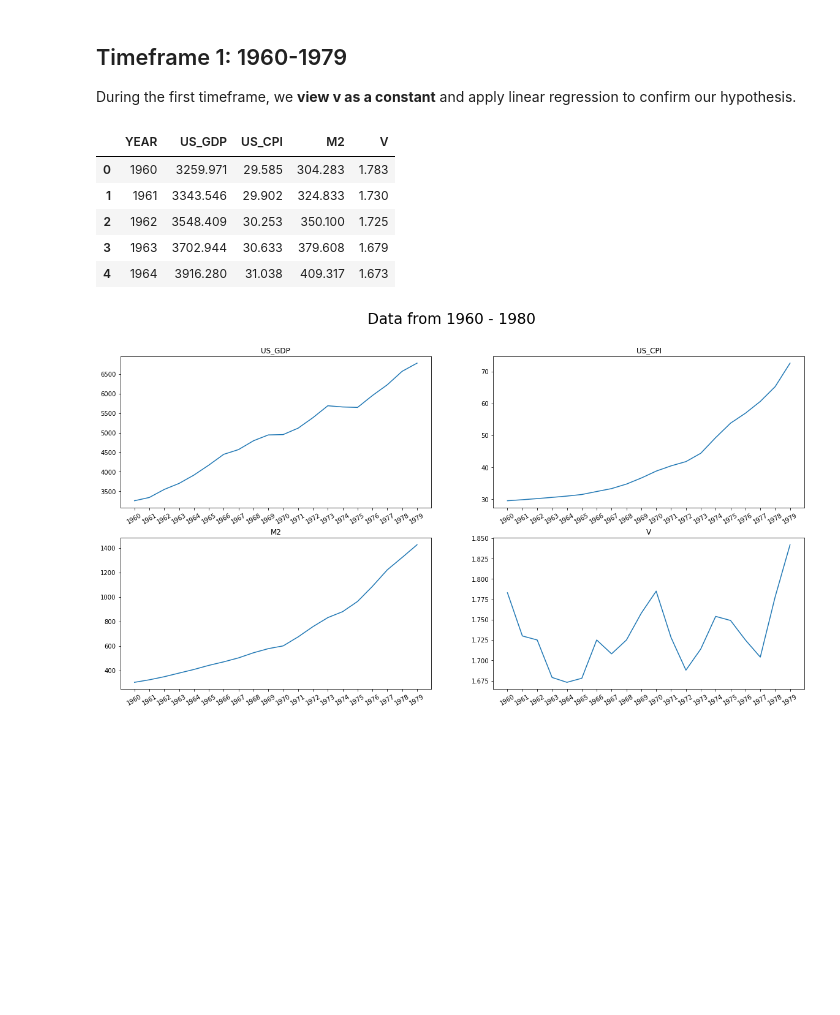
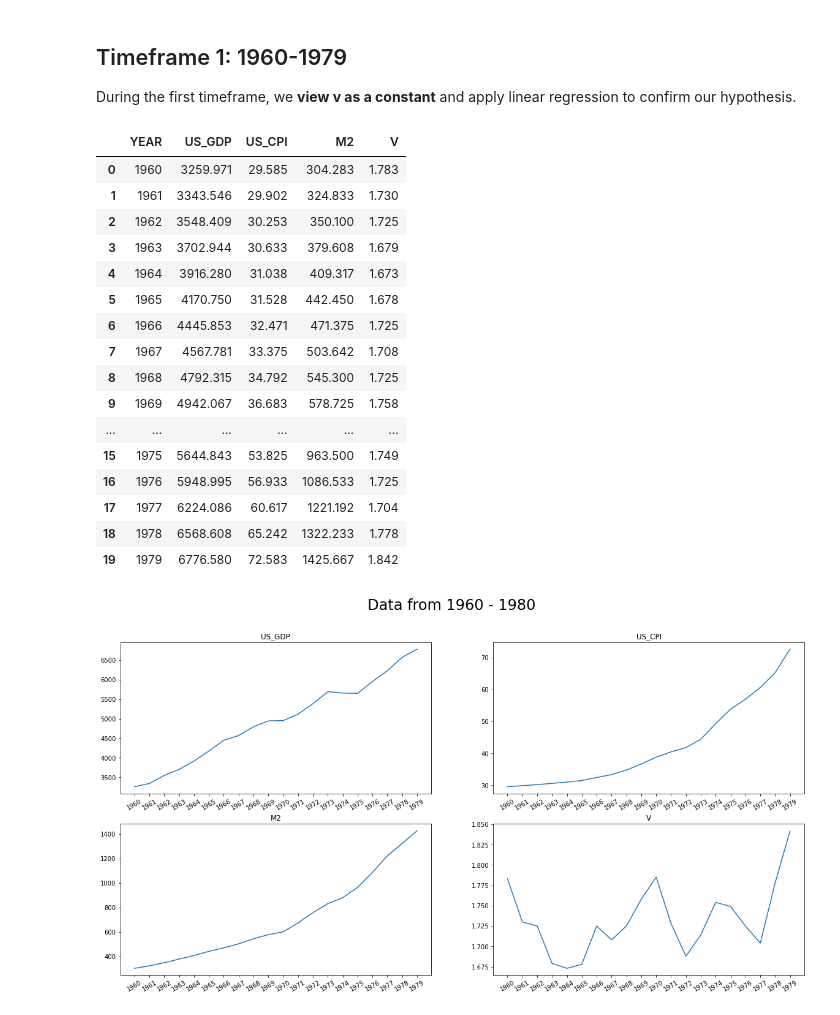
Before and after one commit to jesschow1/project2, a Jupyter notebook: Final Project.ipynb, the cells around one changed output. Drawn from its saved outputs; the diff is of its cells as text; code cells hidden in the pictures; blank space fills up the shorter version.

```diff
--- a/Final Project.ipynb
+++ b/Final Project.ipynb
@@ -317,14 +319,25 @@ import statsmodels.api as sm
 # %%
 tf_1 = merge_data.loc[0:19]
 tf_1 = tf_1.reset_index(drop = True)
-tf_1.head()
+tf_1
 # %% [output]
 |  | YEAR | US_GDP | US_CPI | M2 | V |
 | 0 | 1960 | 3259.971 | 29.585 | 304.283 | 1.783 |
 | 1 | 1961 | 3343.546 | 29.902 | 324.833 | 1.730 |
 | 2 | 1962 | 3548.409 | 30.253 | 350.100 | 1.725 |
 | 3 | 1963 | 3702.944 | 30.633 | 379.608 | 1.679 |
 | 4 | 1964 | 3916.280 | 31.038 | 409.317 | 1.673 |
+| 5 | 1965 | 4170.750 | 31.528 | 442.450 | 1.678 |
+| 6 | 1966 | 4445.853 | 32.471 | 471.375 | 1.725 |
+| 7 | 1967 | 4567.781 | 33.375 | 503.642 | 1.708 |
+| 8 | 1968 | 4792.315 | 34.792 | 545.300 | 1.725 |
+| 9 | 1969 | 4942.067 | 36.683 | 578.725 | 1.758 |
+| ... | ... | ... | ... | ... | ... |
+| 15 | 1975 | 5644.843 | 53.825 | 963.500 | 1.749 |
+| 16 | 1976 | 5948.995 | 56.933 | 1086.533 | 1.725 |
+| 17 | 1977 | 6224.086 | 60.617 | 1221.192 | 1.704 |
+| 18 | 1978 | 6568.608 | 65.242 | 1322.233 | 1.778 |
+| 19 | 1979 | 6776.580 | 72.583 | 1425.667 | 1.842 |
 # %%
 fig, axes = plt.subplots(2,2,figsize=(20,10))
 for iter__,ax in enumerate(axes.flatten()):
```
Also changed, not shown: parts of 12 cells of this notebook.
